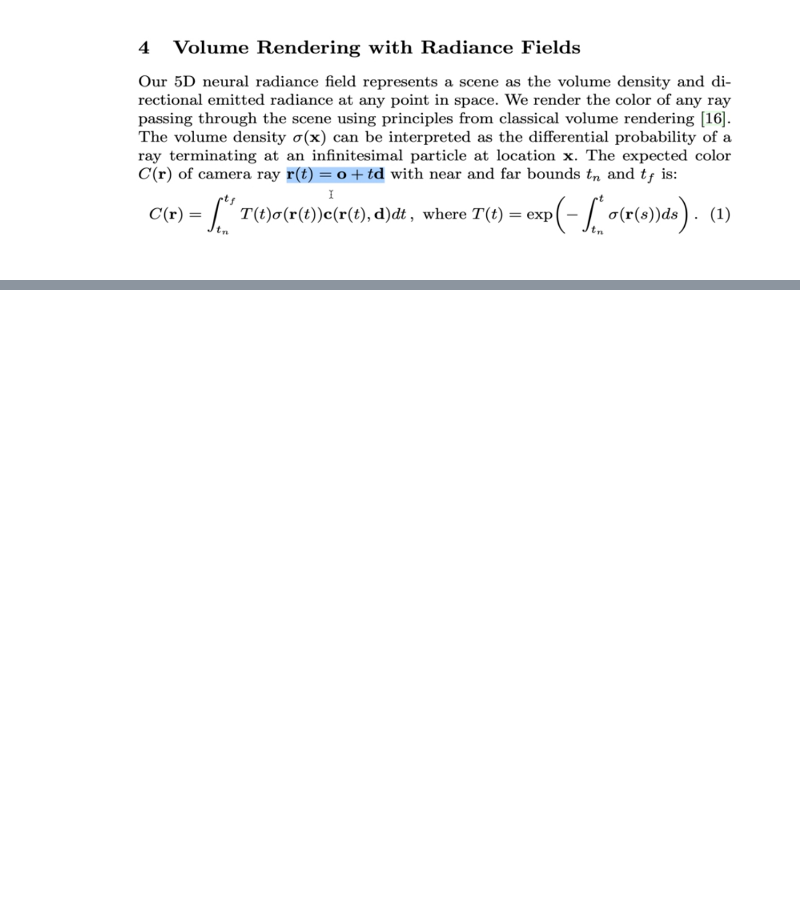
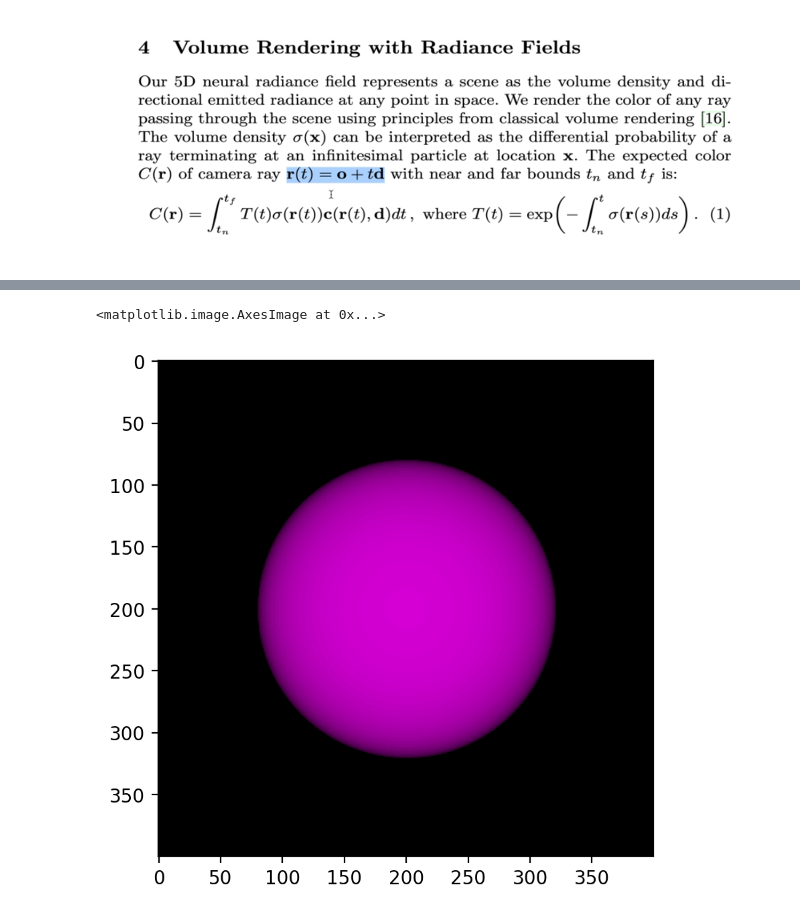
Before and after one commit to stanleyedward/learn_nerf, a Jupyter notebook: volumetric-rendering.ipynb, the cells around one changed output, grey strips where cells are left out. Drawn from its saved outputs; the diff is of its cells as text; code cells hidden in the pictures; blank space fills up the shorter version.

Commit message:
output render

```diff
--- a/volumetric-rendering.ipynb
+++ b/volumetric-rendering.ipynb
@@ -198,3 +198,9 @@ class Sphere():
         density[condition] = 10 # assume constant
 
         return colors, density
+# %%
+def compute_accumulated_transmittance(betas):
+    accumulated_transmittance = torch.cumprod(betas, 1)
+    accumulated_transmittance[:, 0] = 1.  # as T0 should be 1
+    #will improve to better differeniability later!
+    return accumulated_transmittance
@@ -229,5 +241,14 @@ def rendering(model, rays_origin, rays_direction, tn, tf, nb_bins = 100, device
 
     #reshape colors to [nb_rays, nb_bins, 3]
     #reshape density to [nb_rays, nb_bins, 1]
-    colors = colors.reshape((x.shape[0], nb_bins, 3))
+    colors = colors.reshape((x.shape[0], nb_bins, 3)) #shape [nb_rays, nb_bins, 3]
     density = density.reshape((x.shape[0], nb_bins, 1))
+
+    alpha = 1 - torch.exp(-density.squeeze() * delta.unsqueeze(0)) # shape [nb_rays, nb_bins, 1]
+    T = compute_accumulated_transmittance(1 - alpha) # shape [nb_rays, nb_bins, 1]
+    print("T shape: ",T.shape)
+    print("Alpha shape: ",alpha.shape)
+    print("Colors shape: ",colors.shape)
+    color = (T.unsqueeze(-1) * alpha.unsqueeze(-1) * colors).sum(1) #shape [nb_rays, 3]
+    print(f"return color shape: {color.shape}")
+    return color
@@ -243,7 +260,7 @@ trial_color = torch.Tensor([1., 0., 1.])
 trial_radius = torch.Tensor([.1])
 
 s = Sphere(trial_origin, trial_radius,trial_color)
-rendering(s, rays_origin,rays_direction, 0.8, 1.2)
+px_colors = rendering(s, rays_origin,rays_direction, 0.8, 1.2)
 # %% [output]
 tensor([0.8000, 0.8040, 0.8081, 0.8121, 0.8162, 0.8202, 0.8242, 0.8283, 0.8323,
         0.8364, 0.8404, 0.8444, 0.8485, 0.8525, 0.8566, 0.8606, 0.8646, 0.8687,
@@ -264,0 +284,7 @@ torch.Size([3])
+# %%
+img = px_colors.reshape(H,W, 3).cpu().numpy()
+plt.figure(dpi=200)
+plt.imshow(img)
+# %% [output]
+<matplotlib.image.AxesImage at 0x...>
+[figure, added]
```
Also changed, not shown: parts of 4 cells of this notebook.
